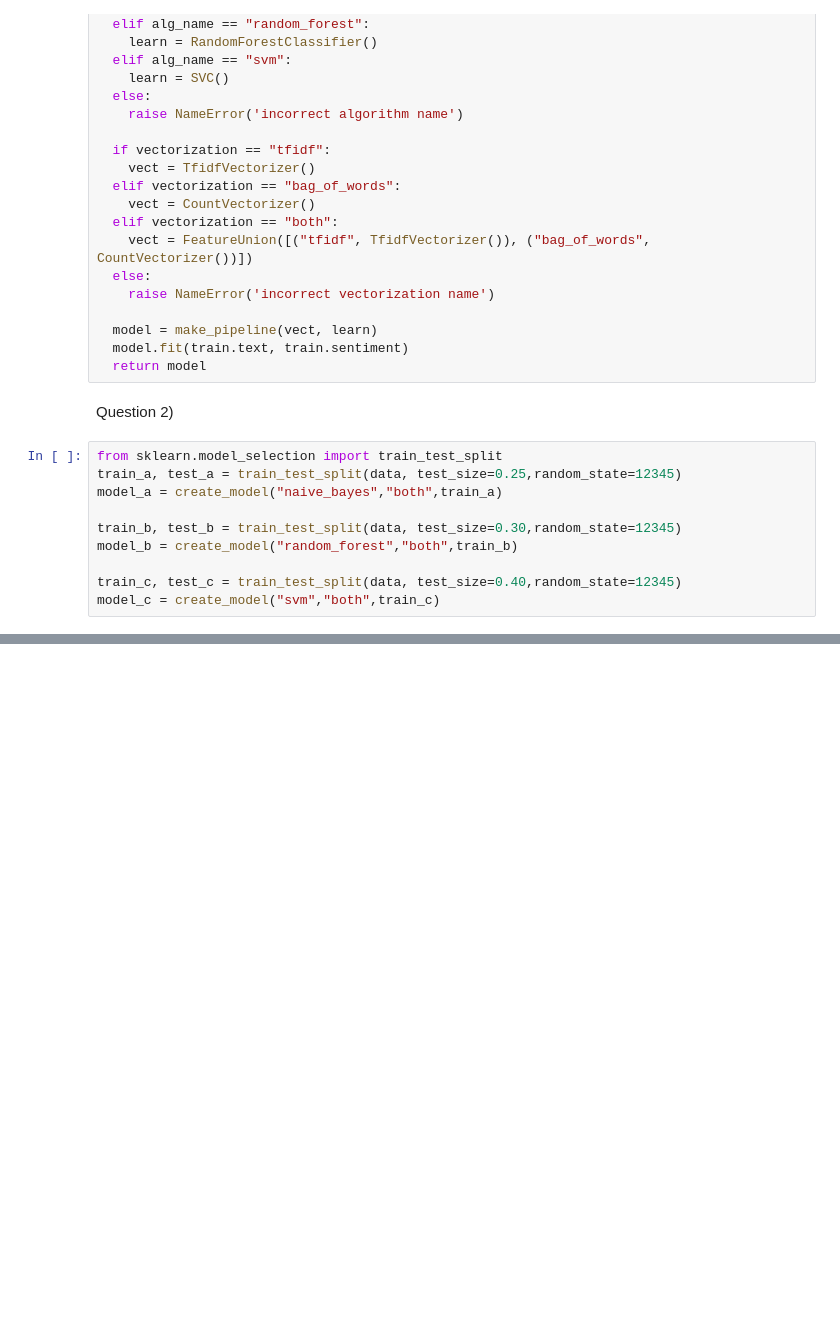
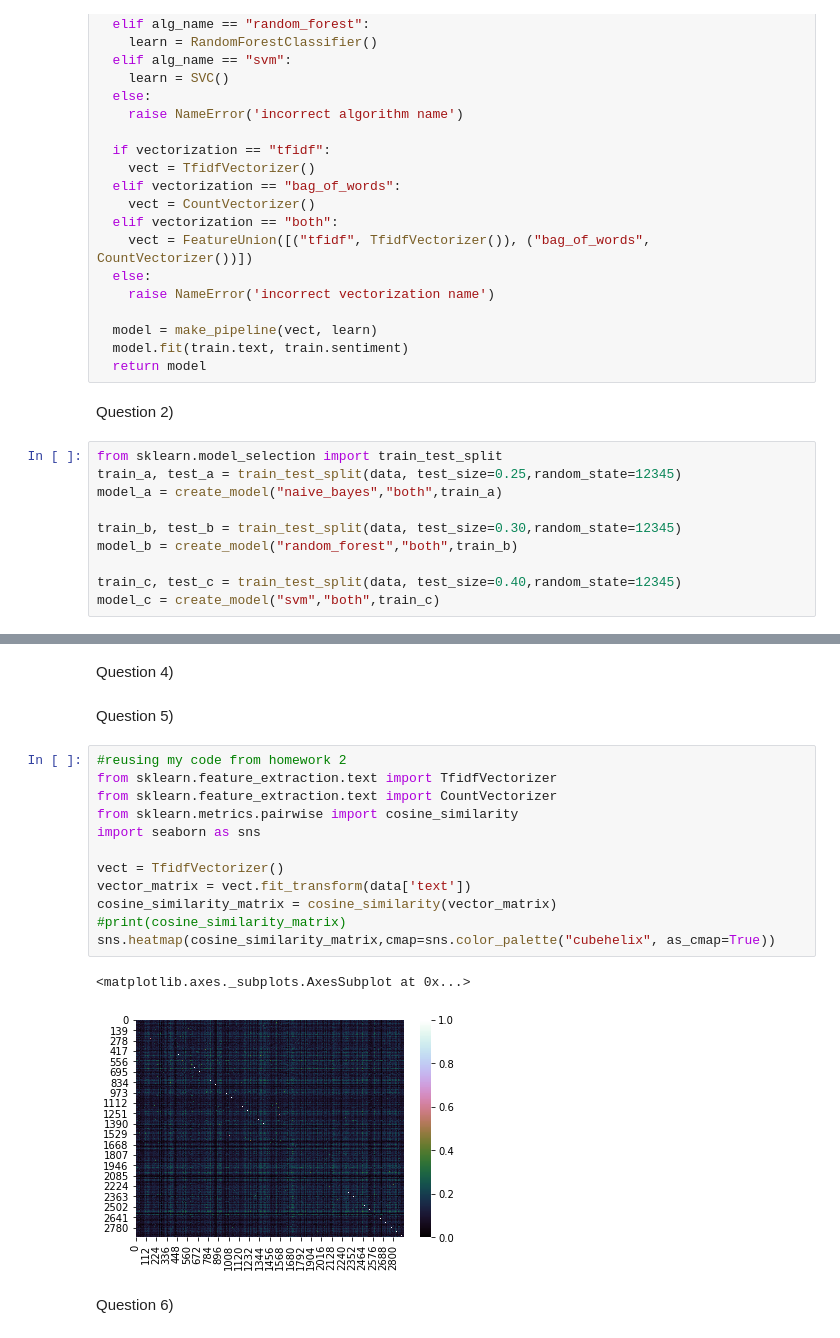
Before and after one commit to harrisontg57/NLP_Spring_2021, a Jupyter notebook: Exam1.ipynb, the cells around one changed output, grey strips where cells are left out. Cells and saved outputs as stored; diff of their text form; blank space fills up the shorter version.

```diff
--- a/Exam1.ipynb
+++ b/Exam1.ipynb
@@ -129 +122,22 @@ scores
 | 0 | model_c | 0.60 | 0.40 | 0.743127 | 0.732034 | 0.883824 | 0.800799 |
+# %% [markdown]
+Question 4)
+# %% [markdown]
+Question 5)
+# %%
+#reusing my code from homework 2
+from sklearn.feature_extraction.text import TfidfVectorizer
+from sklearn.feature_extraction.text import CountVectorizer
+from sklearn.metrics.pairwise import cosine_similarity
+import seaborn as sns
+
+vect = TfidfVectorizer()
+vector_matrix = vect.fit_transform(data['text'])
+cosine_similarity_matrix = cosine_similarity(vector_matrix)
+#print(cosine_similarity_matrix)
+sns.heatmap(cosine_similarity_matrix,cmap=sns.color_palette("cubehelix", as_cmap=True))
+# %% [output]
+<matplotlib.axes._subplots.AxesSubplot at 0x...>
+[figure, added]
+# %% [markdown]
+Question 6)
```
Also changed, not shown: parts of 9 cells of this notebook.
